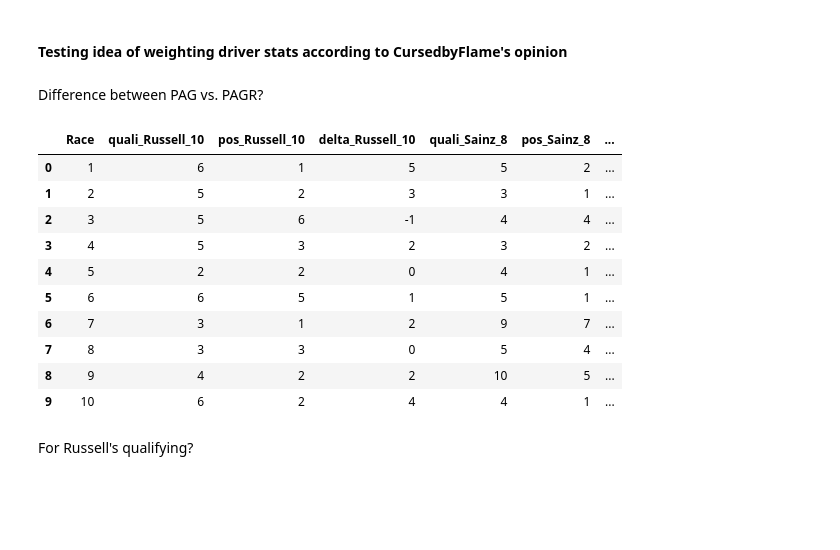
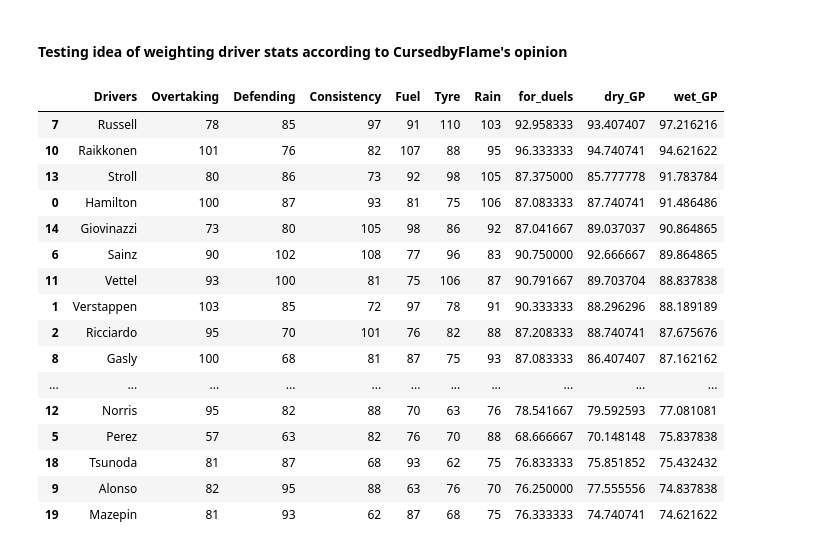
Before and after one commit to tulachin/F1_clash_analyses, a Jupyter notebook: notebooks/Optimal tunes.ipynb, the cells around one changed output. Saved outputs shown, nothing was run; the diff lists cells and outputs as text; code cells hidden in the pictures; blank space fills up the shorter version.

```diff
--- a/notebooks/Optimal tunes.ipynb
+++ b/notebooks/Optimal tunes.ipynb
@@ -111,11 +122,27 @@ drivers.loc[g].sort_values(by='dry_race', ascending=False)
 # %% [markdown]
 #### Testing idea of weighting driver stats according to CursedbyFlame's opinion
 # %%
-# drivers = pd.read_csv("../data/current_drivers.csv")
-# drivers['for_duels'] = (80*drivers['Overtaking']+30*drivers['Consistency']+60*drivers['Fuel']+70*drivers['Tyre'])/240
-# drivers['dry_GP'] = (80*drivers['Overtaking']+60*drivers['Consistency']+60*drivers['Fuel']+70*drivers['Tyre'])/270
-# drivers['wet_GP'] = (60*drivers['Overtaking']+60*drivers['Consistency']+70*drivers['Fuel']+80*drivers['Tyre']+100*drivers['Rain'])/370
+drivers_alt = pd.read_csv("../data/current_drivers.csv")
+drivers_alt['for_duels'] = (80*drivers_alt['Overtaking']+30*drivers_alt['Consistency']+60*drivers_alt['Fuel']+70*drivers_alt['Tyre'])/240
+drivers_alt['dry_GP'] = (80*drivers_alt['Overtaking']+60*drivers_alt['Consistency']+60*drivers_alt['Fuel']+70*drivers_alt['Tyre'])/270
+drivers_alt['wet_GP'] = (60*drivers_alt['Overtaking']+60*drivers_alt['Consistency']+70*drivers_alt['Fuel']+80*drivers_alt['Tyre']+100*drivers_alt['Rain'])/370
 # %%
-# drivers.sort_values(by='for_duels', ascending=False)
+drivers_alt.sort_values(by='wet_GP', ascending=False)
+# %% [output]
+|  | Drivers | Overtaking | Defending | Consistency | Fuel | Tyre | Rain | for_duels | dry_GP | wet_GP |
+| 7 | Russell | 78 | 85 | 97 | 91 | 110 | 103 | 92.958333 | 93.407407 | 97.216216 |
+| 10 | Raikkonen | 101 | 76 | 82 | 107 | 88 | 95 | 96.333333 | 94.740741 | 94.621622 |
+| 13 | Stroll | 80 | 86 | 73 | 92 | 98 | 105 | 87.375000 | 85.777778 | 91.783784 |
+| 0 | Hamilton | 100 | 87 | 93 | 81 | 75 | 106 | 87.083333 | 87.740741 | 91.486486 |
+| 14 | Giovinazzi | 73 | 80 | 105 | 98 | 86 | 92 | 87.041667 | 89.037037 | 90.864865 |
+| 6 | Sainz | 90 | 102 | 108 | 77 | 96 | 83 | 90.750000 | 92.666667 | 89.864865 |
+| 11 | Vettel | 93 | 100 | 81 | 75 | 106 | 87 | 90.791667 | 89.703704 | 88.837838 |
+| 1 | Verstappen | 103 | 85 | 72 | 97 | 78 | 91 | 90.333333 | 88.296296 | 88.189189 |
+| 2 | Ricciardo | 95 | 70 | 101 | 76 | 82 | 88 | 87.208333 | 88.740741 | 87.675676 |
+| 8 | Gasly | 100 | 68 | 81 | 87 | 75 | 93 | 87.083333 | 86.407407 | 87.162162 |
+| ... | ... | ... | ... | ... | ... | ... | ... | ... | ... | ... |
+| 12 | Norris | 95 | 82 | 88 | 70 | 63 | 76 | 78.541667 | 79.592593 | 77.081081 |
+| 5 | Perez | 57 | 63 | 82 | 76 | 70 | 88 | 68.666667 | 70.148148 | 75.837838 |
+| 18 | Tsunoda | 81 | 87 | 68 | 93 | 62 | 75 | 76.833333 | 75.851852 | 75.432432 |
+| 9 | Alonso | 82 | 95 | 88 | 63 | 76 | 70 | 76.250000 | 77.555556 | 74.837838 |
+| 19 | Mazepin | 81 | 93 | 62 | 87 | 68 | 75 | 76.333333 | 74.740741 | 74.621622 |
-# %% [markdown]
-Difference between PAG vs. PAGR?
@@ -125,16 +148,0 @@ PAGR = pd.read_csv("../data/test_max_PAGR.csv")
-# %%
-PAGR
-# %% [output]
-|  | Race | quali_Russell_10 | pos_Russell_10 | delta_Russell_10 | quali_Sainz_8 | pos_Sainz_8 | ... |
-| 0 | 1 | 6 | 1 | 5 | 5 | 2 | ... |
-| 1 | 2 | 5 | 2 | 3 | 3 | 1 | ... |
-| 2 | 3 | 5 | 6 | -1 | 4 | 4 | ... |
-| 3 | 4 | 5 | 3 | 2 | 3 | 2 | ... |
-| 4 | 5 | 2 | 2 | 0 | 4 | 1 | ... |
-| 5 | 6 | 6 | 5 | 1 | 5 | 1 | ... |
-| 6 | 7 | 3 | 1 | 2 | 9 | 7 | ... |
-| 7 | 8 | 3 | 3 | 0 | 5 | 4 | ... |
-| 8 | 9 | 4 | 2 | 2 | 10 | 5 | ... |
-| 9 | 10 | 6 | 2 | 4 | 4 | 1 | ... |
-# %% [markdown]
-For Russell's qualifying?
```
Also changed, not shown: parts of 22 cells of this notebook.
